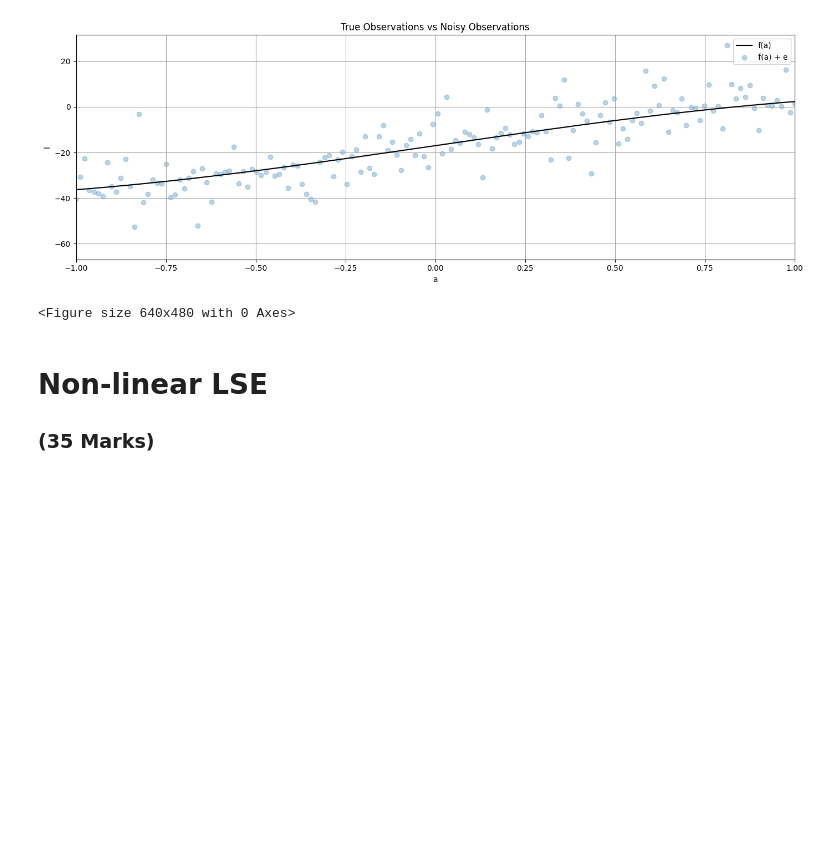
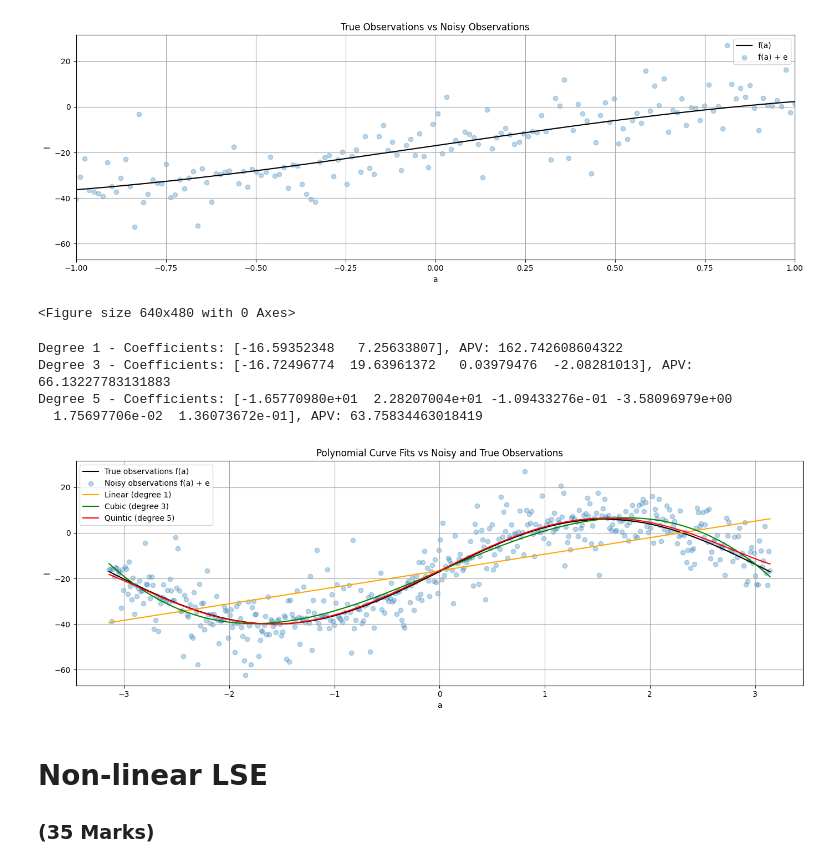
Before and after one commit to ShaikhSikanderAli/engg680_2024_fall, a Jupyter notebook: Lab_Assignment2/Assignment2.ipynb, the cells around one changed output. Saved outputs shown, nothing was run; the diff lists cells and outputs as text; code cells hidden in the pictures; blank space fills up the shorter version.

Commit message:
Have completed steps 5, 6, 7, and 8 of part 1 (Linear LSE).

```diff
--- a/Lab_Assignment2/Assignment2.ipynb
+++ b/Lab_Assignment2/Assignment2.ipynb
@@ -143,25 +163,80 @@ def fit_polynomial_curve(a: np.ndarray, l: np.ndarray, P: np.ndarray, deg: int)
+# %%
+# step 6
+# call the fit_polynomial_curve function and fetch the results
+# use polynomial degrees of: 1, 3 ,5
+# (1 marks)
+
+# Degree 1
+x_deg1, cov_x_deg1, apv_deg1, v_deg1 = fit_polynomial_curve(a, l, P, deg=1)
+print(f"Degree 1 - Coefficients: {x_deg1}, APV: {apv_deg1}")
+
+# Degree 3
+x_deg3, cov_x_deg3, apv_deg3, v_deg3 = fit_polynomial_curve(a, l, P, deg=3)
+print(f"Degree 3 - Coefficients: {x_deg3}, APV: {apv_deg3}")
+
+# Degree 5
+x_deg5, cov_x_deg5, apv_deg5, v_deg5 = fit_polynomial_curve(a, l, P, deg=5)
+print(f"Degree 5 - Coefficients: {x_deg5}, APV: {apv_deg5}")
+# %% [output]
+Degree 1 - Coefficients: [-16.59352348   7.25633807], APV: 162.742608604322
+Degree 3 - Coefficients: [-16.72496774  19.63961372   0.03979476  -2.08281013], APV: 66.13227783131883
+Degree 5 - Coefficients: [-1.65770980e+01  2.28207004e+01 -1.09433276e-01 -3.58096979e+00
+  1.75697706e-02  1.36073672e-01], APV: 63.75834463018419
 # %%
 # step 7
 # use the estimated coefficients x and constants array a, construct polynomial functions for each degree
 # hint: use polyval function from numpy library (check input argument carefully)
 # (1 marks)
 
-line_uw = #...
-cubic_uw = #...
-quintic_uw = #...
+# Use np.polyval to evaluate the polynomial at each point in the array 'a'
+
+# For degree 1 (linear)
+line_uw = np.polyval(np.flip(x_deg1), a)  # np.polyval expects coefficients in reverse order
+
+# For degree 3 (cubic)
+cubic_uw = np.polyval(np.flip(x_deg3), a)
+
+# For degree 5 (quintic)
+quintic_uw = np.polyval(np.flip(x_deg5), a)
+
+# The result is that line_uw, cubic_uw, and quintic_uw now contain the evaluated polynomial values
+# at each point in the array 'a' for the respective degrees
 # %%
 # step 8
 # use the matplotlib to plot each polynomial function, noisy observations l, true observations l_true, together in one single figure
 # for the polynomials of line, cubic and quintic, use color of orange, green and red respectively.
 # (2 marks)
 
 fig, ax = plt.subplots(nrows=1, ncols=1, figsize=(14, 5))
-# ...
+# Plot the true observations (f(a)) - using a line plot
+ax.plot(a, l_true, label="True observations f(a)", color='k')
 
+# Plot the noisy observations (f(a) + e) - using scatter plot
+ax.scatter(a, l, label="Noisy observations f(a) + e", color='tab:blue', marker='o', alpha=0.3)
 
-ax.grid(True, which='both',ls='-',color='0.65')
+# Plot the polynomial fits: line (degree 1), cubic (degree 3), and quintic (degree 5)
+ax.plot(a, line_uw, label="Linear (degree 1)", color='orange')
+ax.plot(a, cubic_uw, label="Cubic (degree 3)", color='green')
+ax.plot(a, quintic_uw, label="Quintic (degree 5)", color='red')
 
+# Set axis labels and title
+ax.set_xlabel("a")
+ax.set_ylabel("l")
+ax.set_title("Polynomial Curve Fits vs Noisy and True Observations")
+
+# Add legend
+ax.legend()
+
+# Add grid
+ax.grid(True, which='both', ls='-', color='0.65')
+
+# Adjust layout
 fig.tight_layout()
+
+# Show the plot
+plt.show()
+# %% [output]
+[figure, added]
 # %%
 # step 9
 # print the a posterier variance factor for each polynomial function
```
Also changed, not shown: parts of 3 cells of this notebook, 1 other file.
